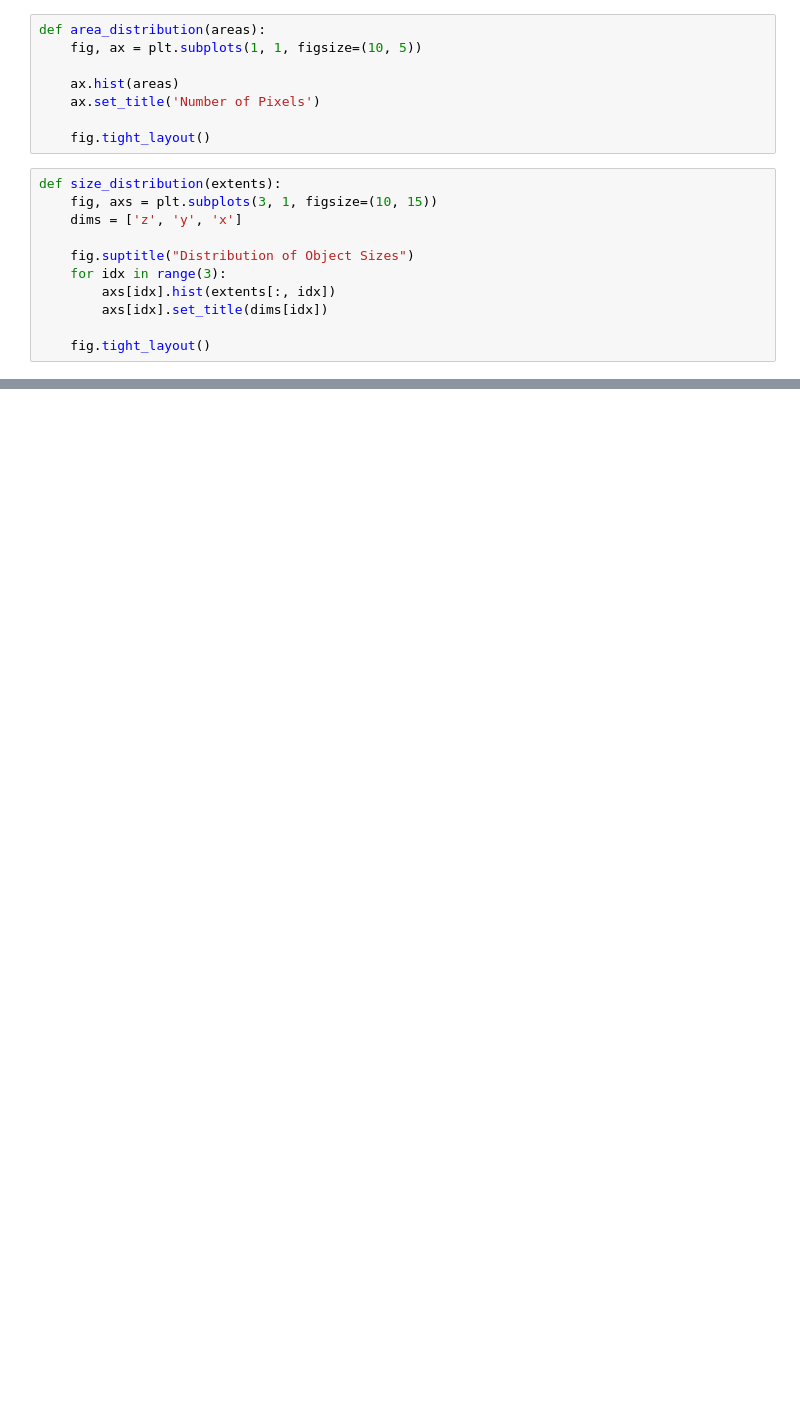
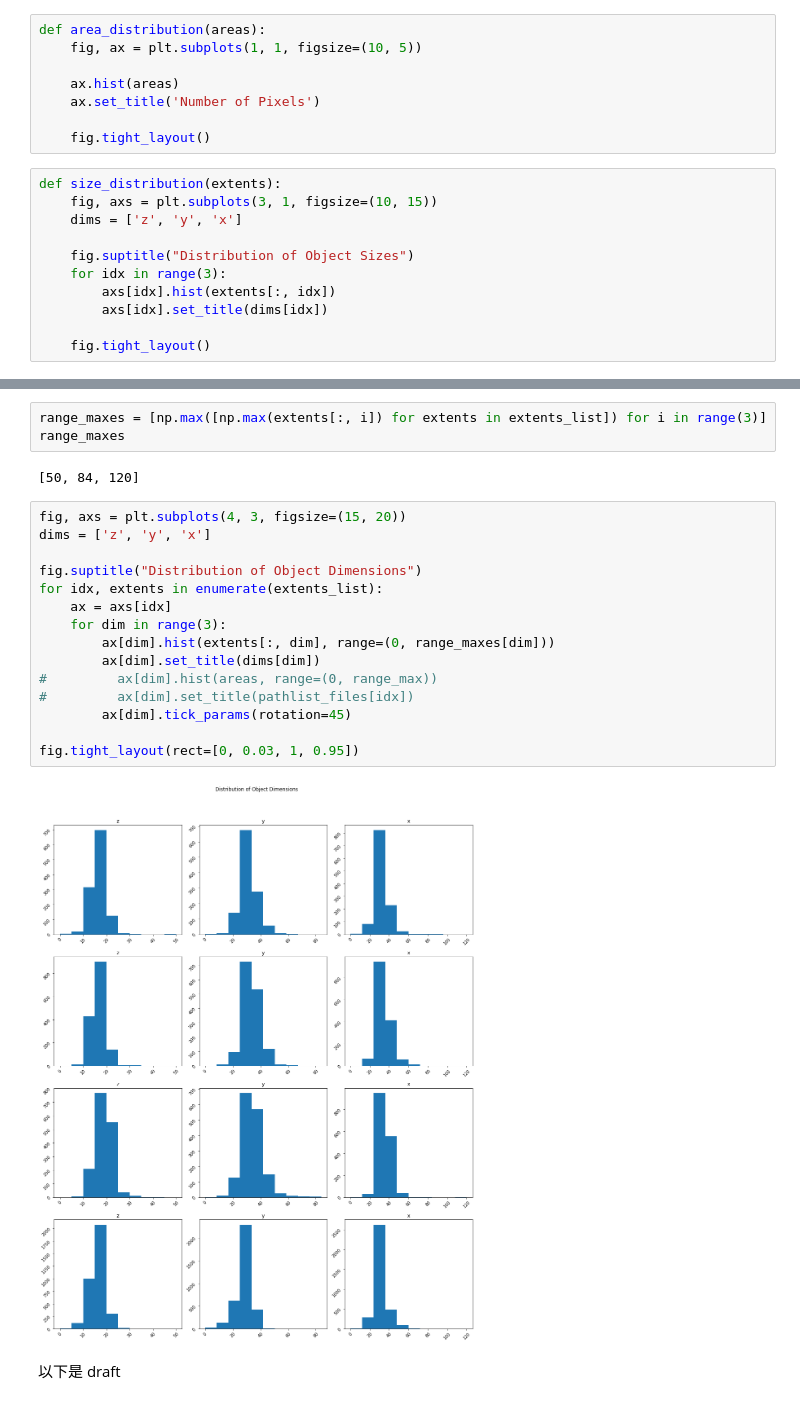
Before and after one commit to qin-yu/run-stardist, a Jupyter notebook: Dataset.ipynb, the cells around one changed output, grey strips where cells are left out. Saved outputs shown, nothing was run; the diff lists cells and outputs as text; blank space fills up the shorter version.

```diff
--- a/Dataset.ipynb
+++ b/Dataset.ipynb
@@ -72,3 +190,27 @@ def size_distribution(extents):
+# %%
+range_maxes = [np.max([np.max(extents[:, i]) for extents in extents_list]) for i in range(3)]
+range_maxes
+# %% [output]
+[50, 84, 120]
+# %%
+fig, axs = plt.subplots(4, 3, figsize=(15, 20))
+dims = ['z', 'y', 'x']
+
+fig.suptitle("Distribution of Object Dimensions")
+for idx, extents in enumerate(extents_list):
+    ax = axs[idx]
+    for dim in range(3):
+        ax[dim].hist(extents[:, dim], range=(0, range_maxes[dim]))
+        ax[dim].set_title(dims[dim])
+#         ax[dim].hist(areas, range=(0, range_max))
+#         ax[dim].set_title(pathlist_files[idx])
+        ax[dim].tick_params(rotation=45)
+
+fig.tight_layout(rect=[0, 0.03, 1, 0.95])
+# %% [output]
+[figure, added]
+# %% [markdown]
+以下是 draft
 # %%
 def check_dataset_names(path_file):
     with h5py.File(path_file, 'r') as f:
```
Also changed, not shown: parts of 20 cells of this notebook.
